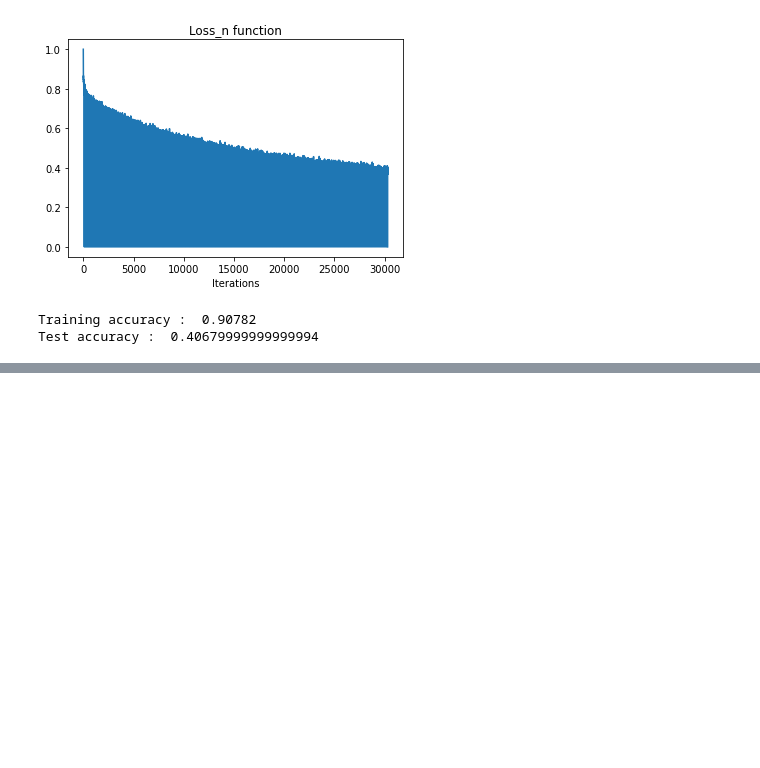
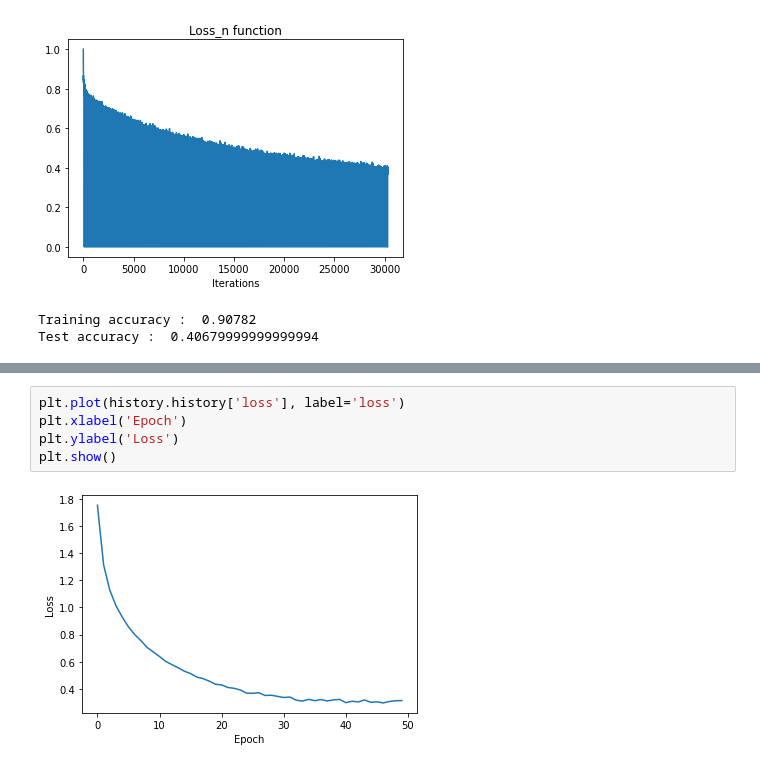
Before and after one commit to Nirajkanth/Digital-image-processing-and-computer-vision, a Jupyter notebook: EN2550_Assignments/A_04/Assign_04.ipynb, the cells around one changed output, grey strips where cells are left out. Drawn from its saved outputs; the diff is of its cells as text; blank space fills up the shorter version.

```diff
--- a/EN2550_Assignments/A_04/Assign_04.ipynb
+++ b/EN2550_Assignments/A_04/Assign_04.ipynb
@@ -509,0 +517,7 @@ Test loss =  2.0405073165893555
+# %%
+plt.plot(history.history['loss'], label='loss')
+plt.xlabel('Epoch')
+plt.ylabel('Loss')
+plt.show()
+# %% [output]
+[figure, added]
```
Also changed, not shown: parts of 2 cells of this notebook.
